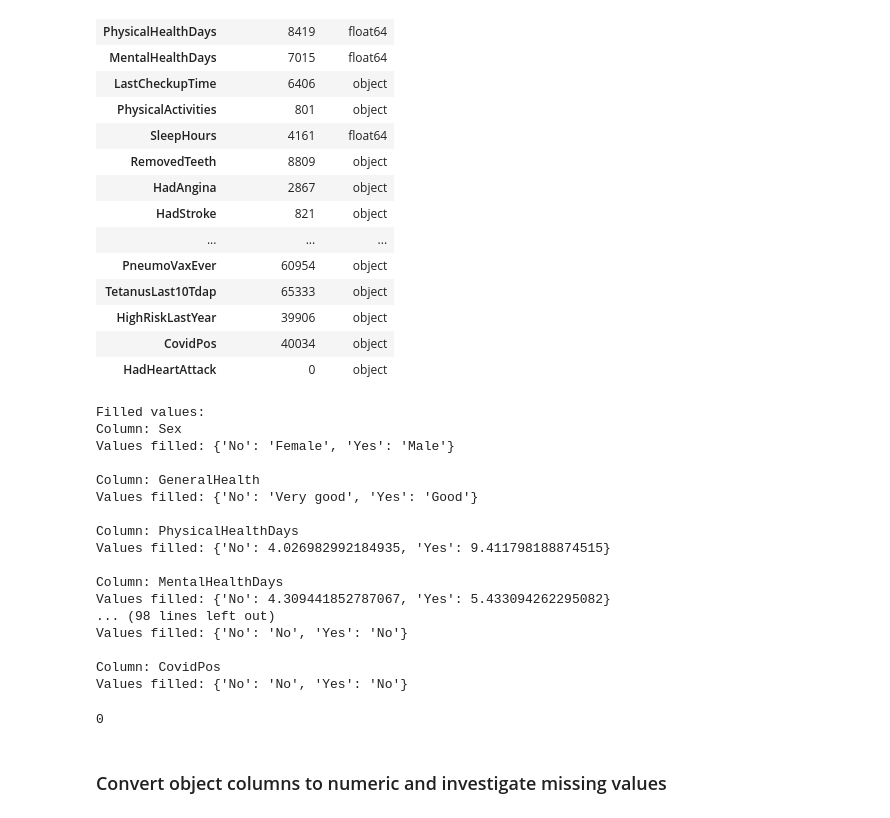
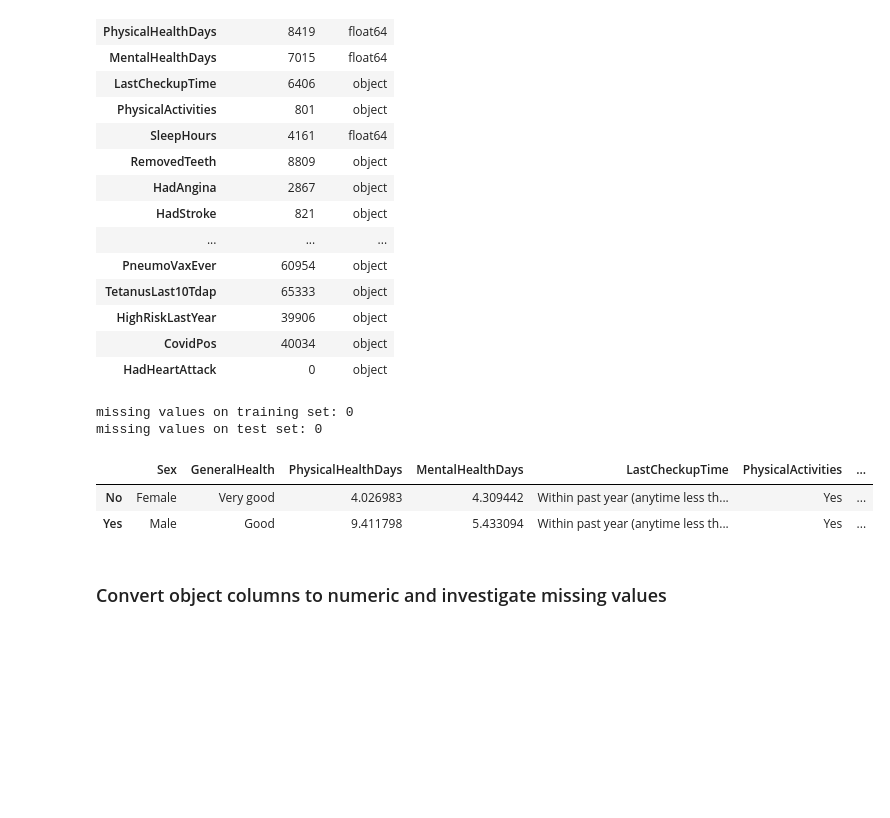
Before and after one commit to LazarosPan/Heart-Disease, a Jupyter notebook: Code/preprocessing.ipynb, the cells around one changed output. Drawn from its saved outputs; the diff is of its cells as text; code cells hidden in the pictures; blank space fills up the shorter version.

Commit message:
changed function to fill train and test. mapped train and test. saved csv files for train and test.

```diff
--- a/Code/preprocessing_&_analysis.ipynb
+++ b/Code/preprocessing.ipynb
@@ -147,24 +147,3 @@ info_df
 | HighRiskLastYear | 39906 | object |
 | CovidPos | 40034 | object |
 | HadHeartAttack | 0 | object |
-# %%
-df_train_filled = df_train.copy()
-df_train_filled = fill_missing_values(df_train_filled, 'HadHeartAttack')
-# %% [output]
-Filled values:
-Column: Sex
-Values filled: {'No': 'Female', 'Yes': 'Male'}
-
-Column: GeneralHealth
-Values filled: {'No': 'Very good', 'Yes': 'Good'}
-
-Column: PhysicalHealthDays
-Values filled: {'No': 4.026982992184935, 'Yes': 9.411798188874515}
-
-Column: MentalHealthDays
-Values filled: {'No': 4.309441852787067, 'Yes': 5.433094262295082}
-... (98 lines left out)
-Values filled: {'No': 'No', 'Yes': 'No'}
-
-Column: CovidPos
-Values filled: {'No': 'No', 'Yes': 'No'}
@@ -175,12 +150,20 @@ Values filled: {'No': 'No', 'Yes': 'No'}
+# %%
+df_train_filled, df_test_filled, filled_df = fill_missing_values(df_train, 'HadHeartAttack', df_test)
 # %%
 # # Concatenate isna().sum() and dtypes
 # info_df = pd.concat([df_train_filled.isna().sum(), df_train_filled.dtypes], axis=1)
 # info_df.columns = ['Missing Values', 'Data Type']
 # info_df
 
-df_train_filled.isnull().sum().sum()
+print("missing values on training set:", df_train_filled.isnull().sum().sum())
+print("missing values on test set:", df_test_filled.isnull().sum().sum())
+filled_df
 # %% [output]
-0
+missing values on training set: 0
+missing values on test set: 0
+|  | Sex | GeneralHealth | PhysicalHealthDays | MentalHealthDays | LastCheckupTime | PhysicalActivities | ... |
+| No | Female | Very good | 4.026983 | 4.309442 | Within past year (anytime less th... | Yes | ... |
+| Yes | Male | Good | 9.411798 | 5.433094 | Within past year (anytime less th... | Yes | ... |
 # %% [markdown]
 ### Convert object columns to numeric and investigate missing values
 # %%
```
Also changed, not shown: parts of 9 cells of this notebook, 2 other files.
